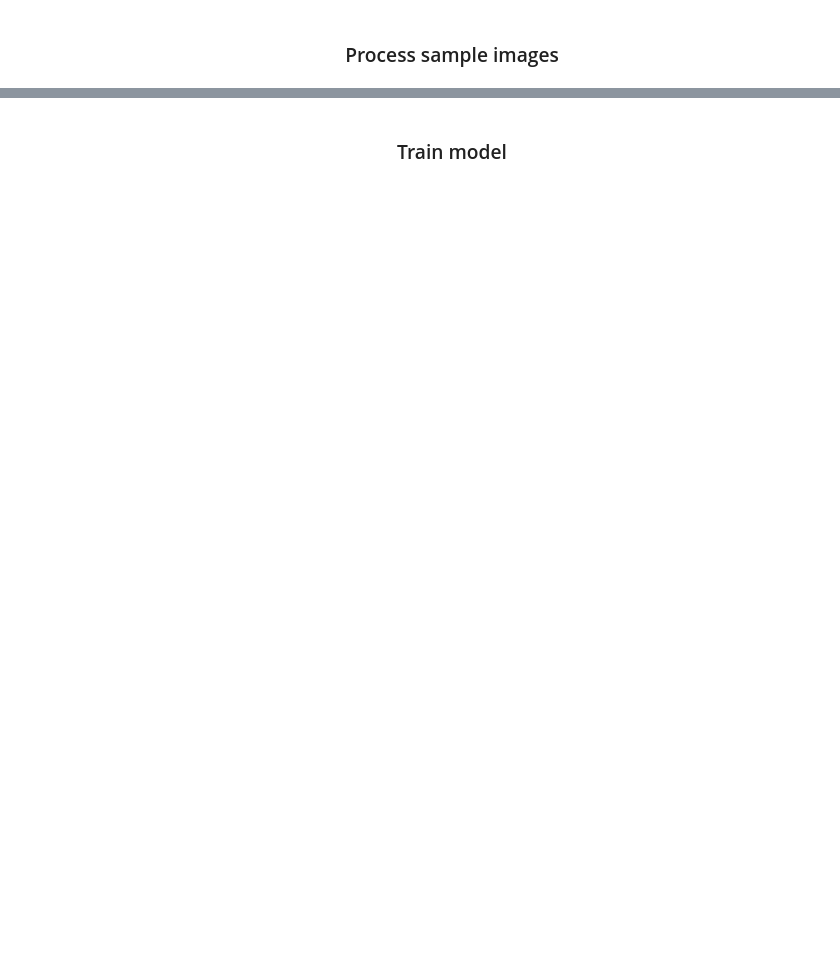
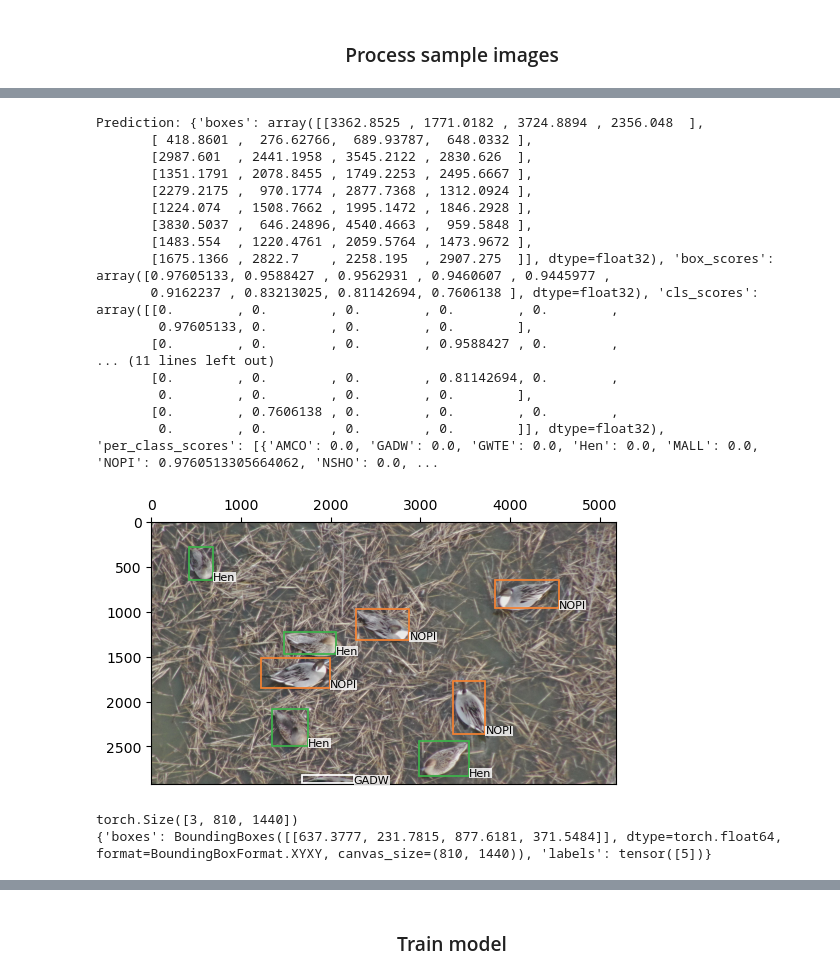
Before and after one commit to mkmitchell/DuckNet, a Jupyter notebook: supplemental/PackageExporter.ipynb, the cells around one changed output, grey strips where cells are left out. Cells and saved outputs as stored; diff of their text form; code cells hidden in the pictures; blank space fills up the shorter version.

```diff
--- a/supplemental/PackageExporter.ipynb
+++ b/supplemental/PackageExporter.ipynb
@@ -111,0 +169,67 @@ output {'boxes': tensor([[ 68.5479, 184.3041,  90.7941, 207.2784],
+# %%
+image_path = 'S:/Savanna Institute/Deep Learning/DuckNet/RetinaNet/filtered_images/DJI_20221216103105_0073_Z.JPG'
+prediction = model.process_image(image_path)
+print()
+print(f"Prediction: {prediction}")
+print()
+image = model.load_image(image_path)
+image = torchvision.transforms.functional.to_tensor(image)
+
+plot_detections(image, prediction['boxes'], prediction['labels'])
+# %% [output]
+Prediction: {'boxes': array([[3362.8525 , 1771.0182 , 3724.8894 , 2356.048  ],
+       [ 418.8601 ,  276.62766,  689.93787,  648.0332 ],
+       [2987.601  , 2441.1958 , 3545.2122 , 2830.626  ],
+       [1351.1791 , 2078.8455 , 1749.2253 , 2495.6667 ],
+       [2279.2175 ,  970.1774 , 2877.7368 , 1312.0924 ],
+       [1224.074  , 1508.7662 , 1995.1472 , 1846.2928 ],
+       [3830.5037 ,  646.24896, 4540.4663 ,  959.5848 ],
+       [1483.554  , 1220.4761 , 2059.5764 , 1473.9672 ],
+       [1675.1366 , 2822.7    , 2258.195  , 2907.275  ]], dtype=float32), 'box_scores': array([0.97605133, 0.9588427 , 0.9562931 , 0.9460607 , 0.9445977 ,
+       0.9162237 , 0.83213025, 0.81142694, 0.7606138 ], dtype=float32), 'cls_scores': array([[0.        , 0.        , 0.        , 0.        , 0.        ,
+        0.97605133, 0.        , 0.        , 0.        ],
+       [0.        , 0.        , 0.        , 0.9588427 , 0.        ,
+... (11 lines left out)
+       [0.        , 0.        , 0.        , 0.81142694, 0.        ,
+        0.        , 0.        , 0.        , 0.        ],
+       [0.        , 0.7606138 , 0.        , 0.        , 0.        ,
+        0.        , 0.        , 0.        , 0.        ]], dtype=float32), 'per_class_scores': [{'AMCO': 0.0, 'GADW': 0.0, 'GWTE': 0.0, 'Hen': 0.0, 'MALL': 0.0, 'NOPI': 0.9760513305664062, 'NSHO': 0.0, ...
+[figure, added]
+# %%
+import os
+
+# import datasets module from basemodel.pt.zip
+file_path = 'basemodel.pt.zip'
+module = 'datasets'
+
+datasets = torch.package.PackageImporter(file_path).import_module(module)
+
+def get_files(directory: str, extension: str):
+    """
+    Returns a sorted list of full file paths from a directory that match the given extension.
+    Extension should include the dot (e.g. ".jpg", ".json").
+    """
+    return [os.path.join(directory, f) for f in sorted(os.listdir(directory))
+            if f.lower().endswith(extension.lower())]
+
+# Create sample dataset
+jpg_dir = 'S:/Savanna Institute/Deep Learning/DuckNet/RetinaNet/filtered_images/'
+json_dir = 'S:/Savanna Institute/Deep Learning/DuckNet/RetinaNet/filtered_annotations/'
+
+jpgfiles = get_files(jpg_dir, '.jpg')
+jsonfiles = get_files(json_dir, '.json')
+
+sample_dataset = datasets.DetectionDataset(
+    jpgfiles=jpgfiles,
+    jsonfiles=jsonfiles,
+    augment=True,
+    negative_classes=[],
+    class_list=model.class_list
+)
+
+image, target = sample_dataset[2]
+print(image.shape)
+print(target)
+# %% [output]
+torch.Size([3, 810, 1440])
+{'boxes': BoundingBoxes([[637.3777, 231.7815, 877.6181, 371.5484]], dtype=torch.float64, format=BoundingBoxFormat.XYXY, canvas_size=(810, 1440)), 'labels': tensor([5])}
```
Also changed, not shown: parts of 28 cells of this notebook.
